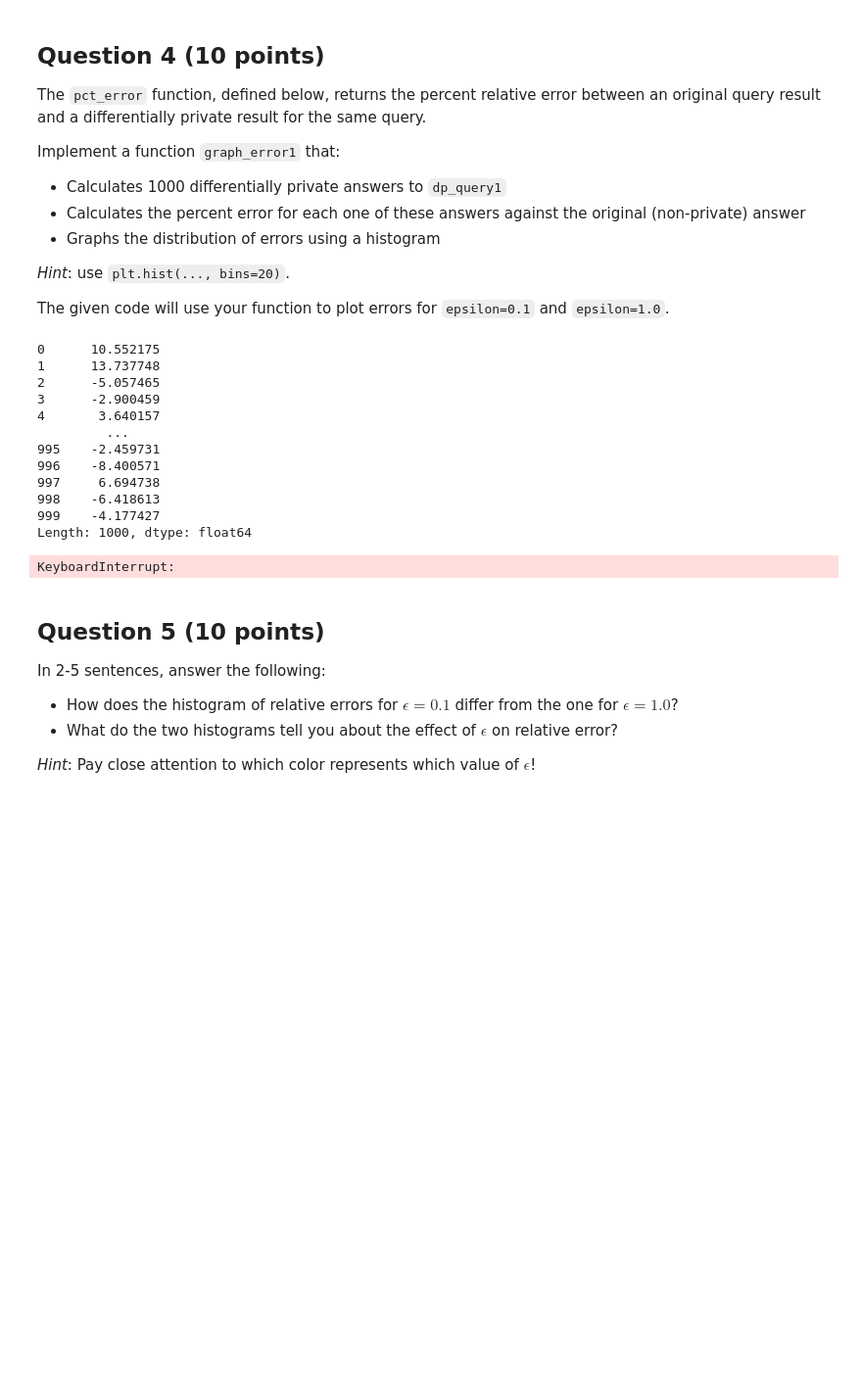
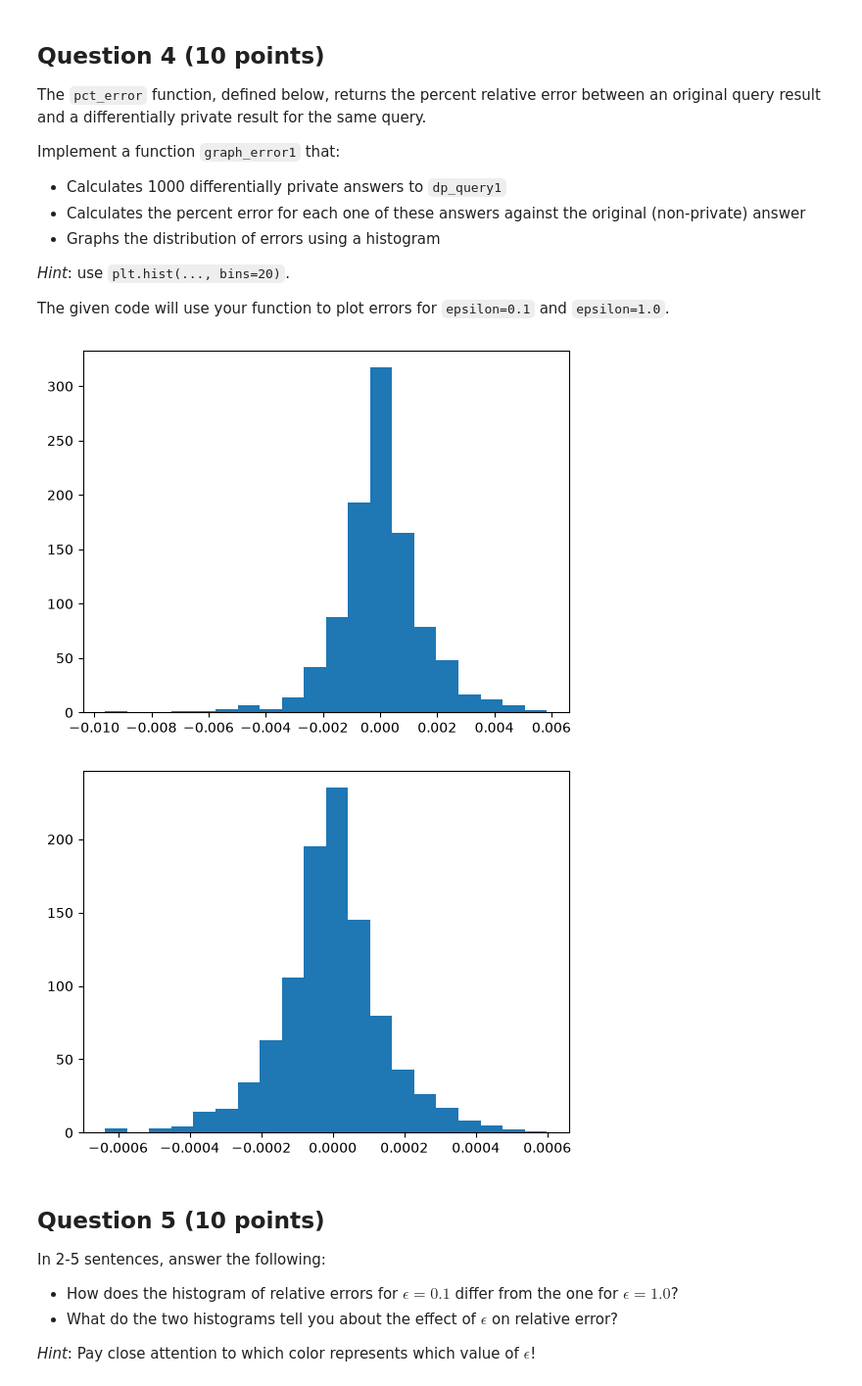
Before and after one commit to jonasgordonhemmett-tech/cs3110-data-privacy, a Jupyter notebook: homework/CS3110_HW_3.ipynb, the cells around one changed output. Shown at 98% size. Drawn from its saved outputs; the diff is of its cells as text; code cells hidden in the pictures; blank space fills up the shorter version.

```diff
--- a/homework/CS3110_HW_3.ipynb
+++ b/homework/CS3110_HW_3.ipynb
@@ -85,27 +85,19 @@ def pct_error(orig, priv):
     return np.abs(orig - priv)/orig * 100.0
 # %%
 def graph_error1(epsilon):
-    answers_ndp = pd.Series(query1() for _ in range(1000))
-    answers_dp = pd.Series(dp_query1(epsilon) for _ in range(1000))
-    answers_diff = answers_ndp - answers_dp
-    print(answers_diff)
+    num_queries = 1000
+    answer = query1()
+    diff= pd.Series((answer - dp_query1(epsilon)) / answer for _ in range(num_queries))
+    plt.hist(diff, bins=20)
+    plt.show()
+
+
 
 graph_error1(0.1)
 graph_error1(1.0)
 # %% [output]
-0      10.552175
-1      13.737748
-2      -5.057465
-3      -2.900459
-4       3.640157
-         ...
-995    -2.459731
-996    -8.400571
-997     6.694738
-998    -6.418613
-999    -4.177427
-Length: 1000, dtype: float64
-KeyboardInterrupt:
+[figure, added]
+[figure, added]
 # %%
 error_spec = 100.0 * np.abs(np.random.laplace(loc=0, scale=1, size=1000)) / query1()
 
```
